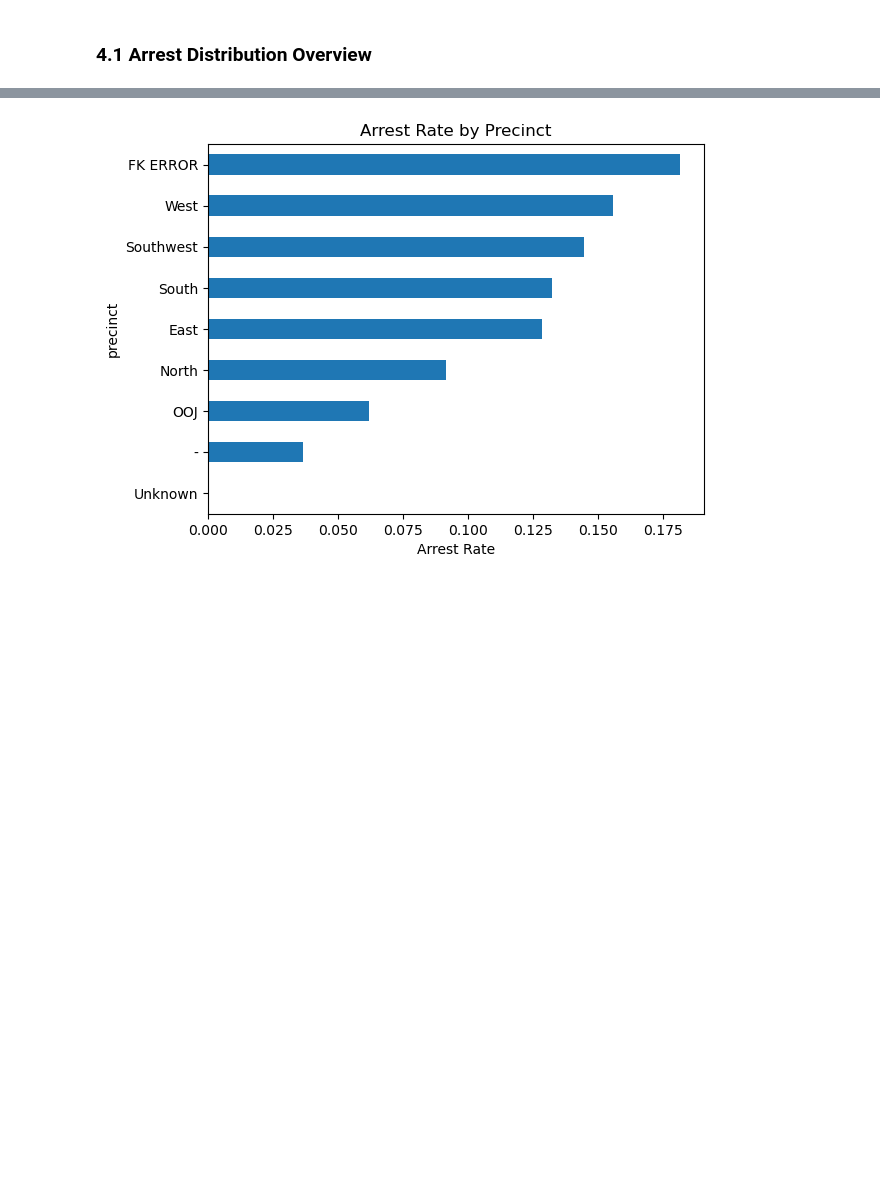
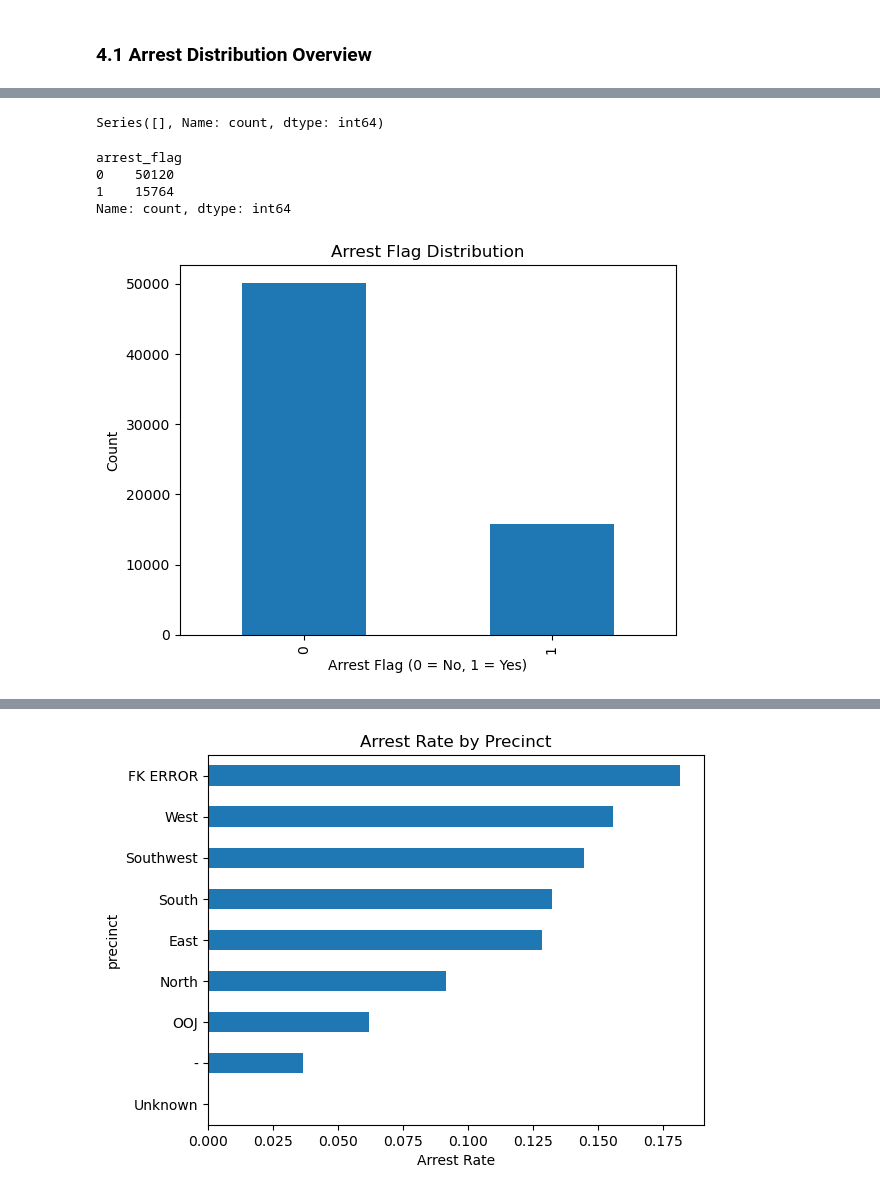
Before and after one commit to Felo-kip/Terrystops, a Jupyter notebook: index.ipynb, the cells around one changed output, grey strips where cells are left out. Cells and saved outputs as stored; diff of their text form; code cells hidden in the pictures; blank space fills up the shorter version.

```diff
--- a/index.ipynb
+++ b/index.ipynb
@@ -293,0 +344,24 @@ memory usage: 11.6+ MB
+# %%
+print(df['arrest_flag'].value_counts())
+# %% [output]
+Series([], Name: count, dtype: int64)
+# %%
+# Step 1: Create arrest_flag as 1 for "Arrest", 0 for anything else
+df['arrest_flag'] = df['stop_resolution'].apply(lambda x: 1 if x == 'Arrest' else 0)
+
+# Step 2: Verify counts
+print(df['arrest_flag'].value_counts())
+
+# Step 3: Plot
+plt.figure()
+df['arrest_flag'].value_counts().plot(kind='bar')
+plt.title("Arrest Flag Distribution")
+plt.xlabel("Arrest Flag (0 = No, 1 = Yes)")
+plt.ylabel("Count")
+plt.show()
+# %% [output]
+arrest_flag
+0    50120
+1    15764
+Name: count, dtype: int64
+[figure, added]
```
Also changed, not shown: parts of 17 cells of this notebook.
